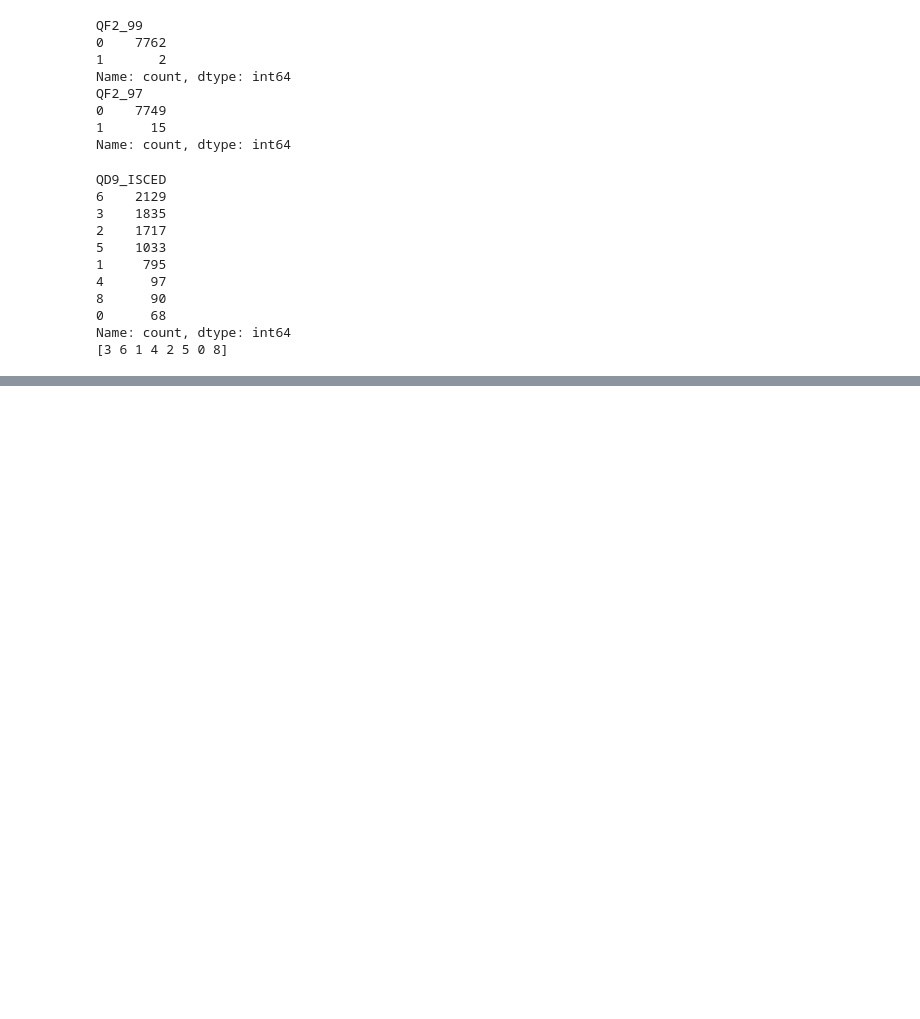
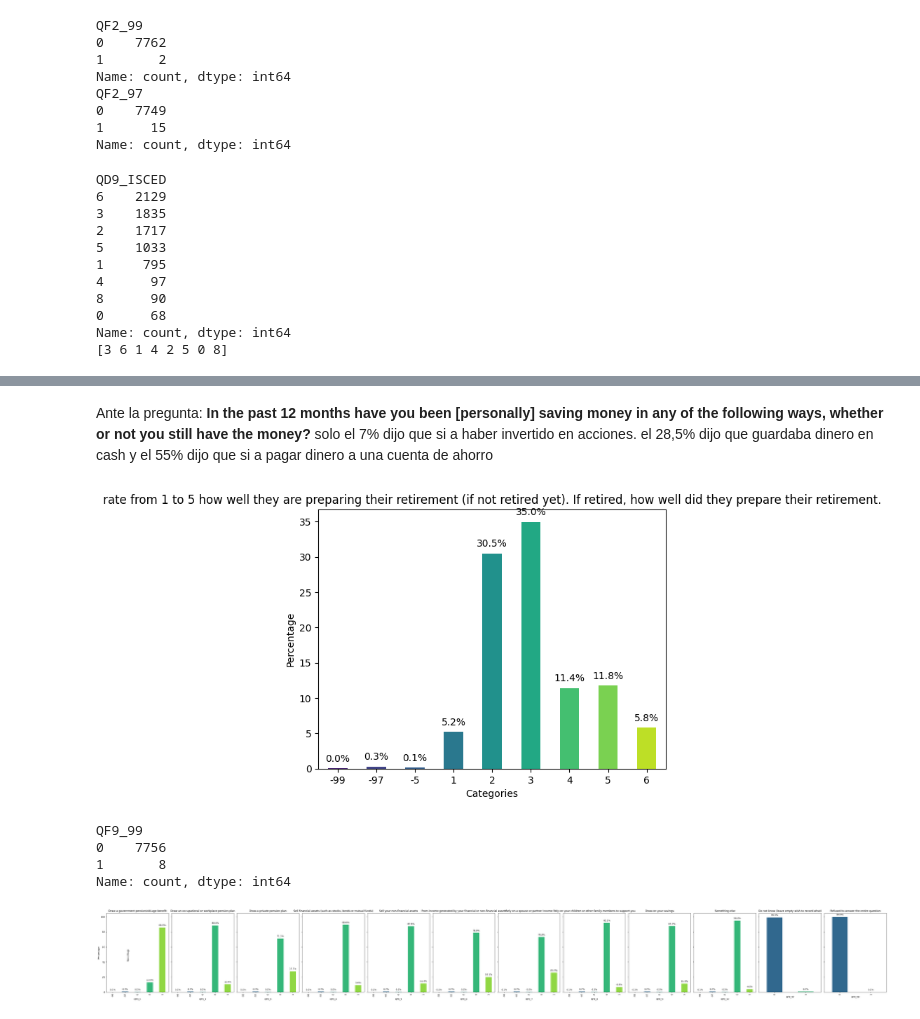
Before and after one commit to blackalle/TFM, a Jupyter notebook: tfm.ipynb, the cells around one changed output, grey strips where cells are left out. Saved outputs shown, nothing was run; the diff lists cells and outputs as text; code cells hidden in the pictures; blank space fills up the shorter version.

```diff
--- a/tfm.ipynb
+++ b/tfm.ipynb
@@ -469,0 +506,60 @@ Name: count, dtype: int64
+# %% [markdown]
+Ante la pregunta: **In the past 12 months have you been [personally] saving money in any of the following ways, whether or not you still have the money?** solo el 7% dijo que si a haber invertido en acciones. el 28,5% dijo que guardaba dinero en cash y el 55% dijo que si a pagar dinero a una cuenta de ahorro
+# %%
+## barplot de la variable QF8 EN PORCENTAJES
+percent_data = data_encoded_2021['QF8'].value_counts(normalize=True).sort_index() * 100
+percent_data.plot(kind='bar', color=sns.color_palette('viridis', len(percent_data)))
+plt.title('rate from 1 to 5 how well they are preparing their retirement (if not retired yet). If retired, how well did they prepare their retirement.')
+plt.xlabel('Categories')
+plt.ylabel('Percentage')
+plt.xticks(rotation=0)
+for p in plt.gca().patches:
+    plt.gca().annotate(f'{p.get_height():.1f}%', (p.get_x() + p.get_width() / 2., p.get_height()), ha='center', va='center', xytext=(0, 10), textcoords='offset points')
+plt.show()
+# %% [output]
+[figure, added]
+# %%
+data_encoded_2021['QF9_99'].value_counts()
+# %% [output]
+QF9_99
+0    7756
+1       8
+Name: count, dtype: int64
+# %%
+questions = ['QF9_1', 'QF9_2', 'QF9_3', 'QF9_4', 'QF9_5', 'QF9_6', 'QF9_7', 'QF9_8', 'QF9_9', 'QF9_12', 'QF9_97', 'QF9_99']
+titles_qf9 = [
+    'Draw a government pension/old-age benefit',
+    'Draw an occupational or workplace pension plan',
+    'Draw a private pension plan',
+    'Sell financial assets (such as stocks, bonds or mutual funds)',
+    'Sell your non-financial assets',
+    'From income generated by your financial or non-financial assets',
+    'Rely on a spouse or partner income',
+    'Rely on your children or other family members to support you',
+    'Draw on your savings',
+    'Something else',
+    'Do not know (leave empty wish to record what)',
+    'Refused to answer the entire question'
+]
+# Set up the matplotlib figure and axes
+fig, axs = plt.subplots(1, len(questions), figsize=(50, 6), sharey=True)
+
+for i, question in enumerate(questions):
+    # Calculate the percentage of each category within the question
+    percent_data = data_encoded_2021[question].value_counts(normalize=True).sort_index() * 100
+    # Create a bar plot for each category's percentage
+    percent_data.plot(kind='bar', ax=axs[i], color=sns.color_palette('viridis', len(percent_data)))
+    axs[i].set_title(titles_qf9[i])
+    axs[i].set_xlabel(questions[i])
+    axs[i].set_ylabel('Percentage')
+    # Annotate the percentage on the bars
+    for p in axs[i].patches:
+        axs[i].annotate(f'{p.get_height():.1f}%', (p.get_x() + p.get_width() / 2., p.get_height()), ha='center', va='center', xytext=(0, 10), textcoords='offset points')
+
+# Set a common y-label
+fig.text(0.04, 0.5, 'Percentage', va='center', rotation='vertical')
+
+plt.tight_layout()
+plt.show()
+# %% [output]
+[figure, added]
```
Also changed, not shown: parts of 8 cells of this notebook.
